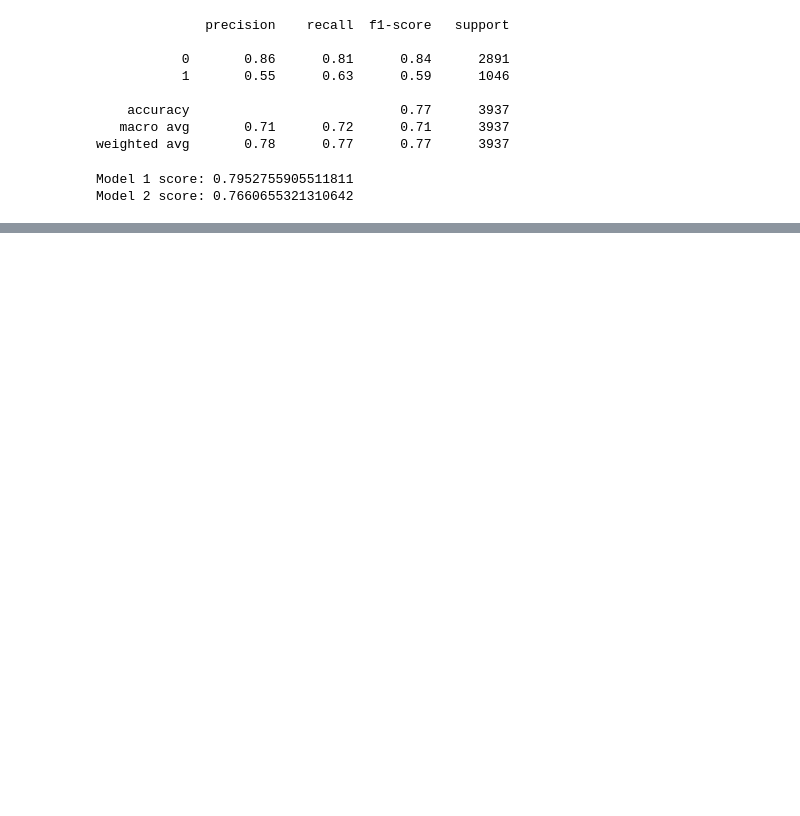
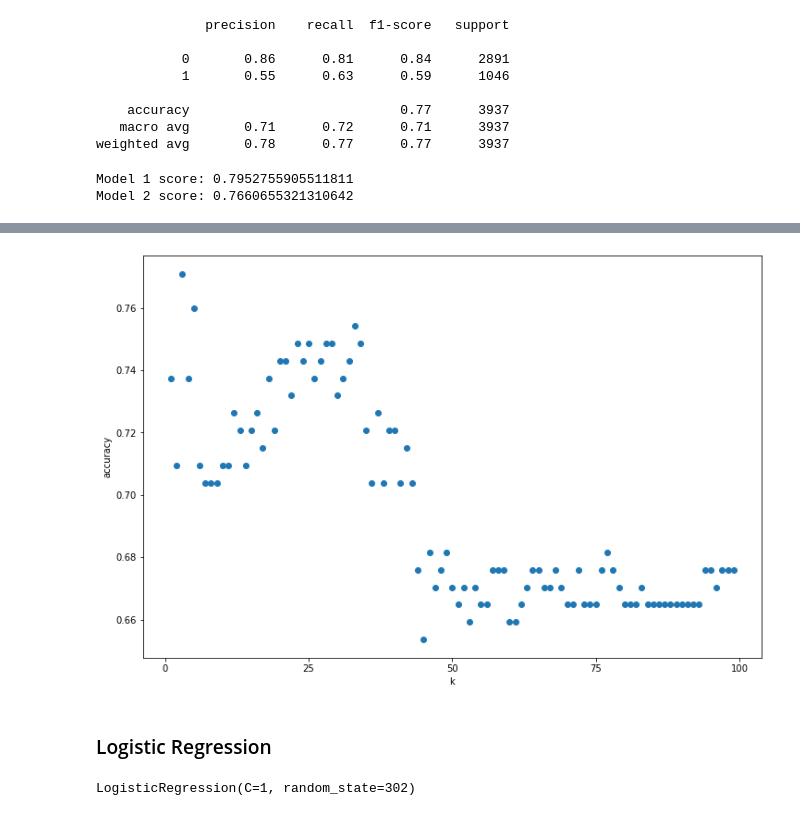
Before and after one commit to tarrencen/classification-exercises, a Jupyter notebook: model.ipynb, the cells around one changed output, grey strips where cells are left out. Saved outputs shown, nothing was run; the diff lists cells and outputs as text; code cells hidden in the pictures; blank space fills up the shorter version.

```diff
--- a/model.ipynb
+++ b/model.ipynb
@@ -346,0 +476,4 @@ Model 2 score: 0.7660655321310642
+# %%
+#Make the thing, then fit the thing...
+titanic_kn1 = KNeighborsClassifier(n_neighbors=5, weights='uniform')
+titanic_kn1.fit(X_train, y_train)
@@ -346,0 +551,19 @@ Model 2 score: 0.7660655321310642
+# %%
+titanic_kn3 = KNeighborsClassifier(n_neighbors=20, weights='uniform')
+titanic_kn3.fit(X_train, y_train)
+
+kn3_pred = titanic_kn3.predict(X_train)
+kn3_actual = y_train
+kn3_prob = titanic_kn3.predict_proba(X_train)
+
+print(f'Titanic K Nearest Neighbors (KNN) model 3 predicted probability:{kn3_prob.mean():.2%}')
+print(f'Accuracy of Titanic KNN model 3 on training set:{titanic_kn3.score(X_train, y_train):.3f}')
+print(f'Classification report for Titanic KNN model 3:\n{classification_report(kn3_actual, kn3_pred)}')
+print(f'Titanic KNN model 3 confusion matrix:\n{confusion_matrix(kn3_actual, kn3_pred)}')
+print('----------------------------------')
+# Validate the thing
+kn3_val_pred = titanic_kn3.predict(X_validate)
+kn3_val_actual = y_validate
+print(f'Accuracy score for Titanic KNN model 3 on validating set: {titanic_kn3.score(X_validate, y_validate)}')
+print(f'Classification report for Titanic KNN model 3 on validating set:\n{classification_report(kn3_val_actual, kn3_val_pred)}')
+print(f'Titanic KNN model 3 confusion matrix (validating set):\n{confusion_matrix(kn3_val_actual, kn3_val_pred)}')
@@ -346,0 +588,19 @@ Model 2 score: 0.7660655321310642
+# %%
+#plot the thing...
+k_range = range(1,100)
+titan_kn1_scores = []
+for k in k_range:
+    titan_kn1 = KNeighborsClassifier(n_neighbors = k)
+    titan_kn1.fit(X_train, y_train)
+    titan_kn1_scores.append(titan_kn1.score(X_test, y_test))
+
+plt.figure(figsize=(12,8))
+plt.xlabel('k')
+plt.ylabel('accuracy')
+plt.scatter(k_range, titan_kn1_scores)
+plt.xticks([0,25,50,75,100])
+plt.show()
+# %% [output]
+[figure, added]
+# %% [markdown]
+### Logistic Regression
@@ -346,0 +609,5 @@ Model 2 score: 0.7660655321310642
+# %%
+titanic_lr1 = LogisticRegression(C=1, random_state=302, intercept_scaling=1, solver='lbfgs')
+titanic_lr1.fit(X_train, y_train)
+# %% [output]
+LogisticRegression(C=1, random_state=302)
```
Also changed, not shown: parts of 33 cells of this notebook.
